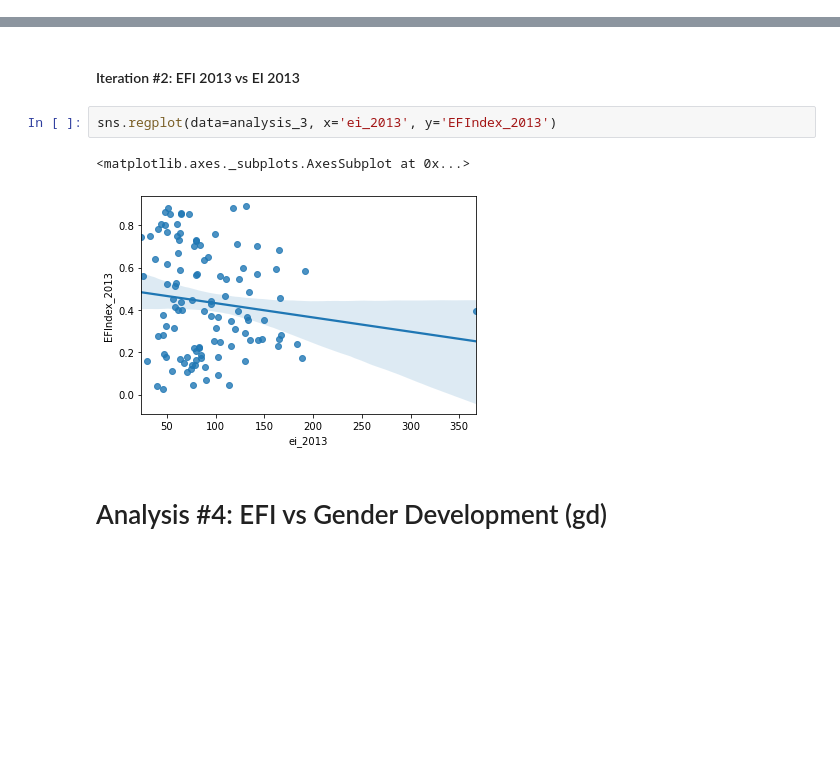
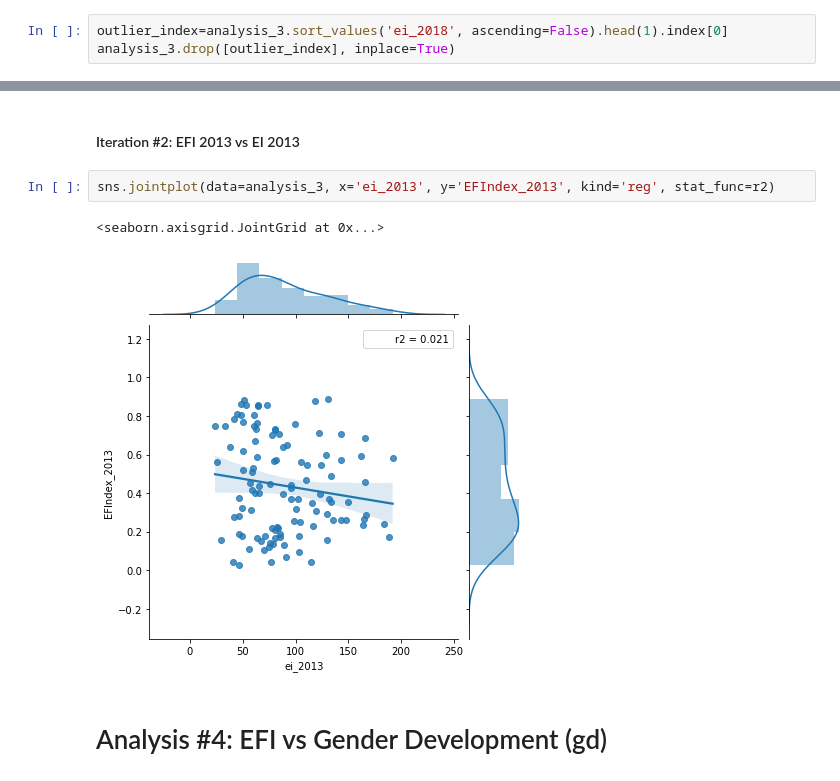
Before and after one commit to cxcollins/OMIS114_final, a Jupyter notebook: OMIS114 Final Notebook.ipynb, the cells around one changed output, grey strips where cells are left out. Saved outputs shown, nothing was run; the diff lists cells and outputs as text; blank space fills up the shorter version.

```diff
--- a/OMIS114 Final Notebook.ipynb
+++ b/OMIS114 Final Notebook.ipynb
@@ -455,0 +458,3 @@ sns.regplot(data=analysis_3, x='ei_2018', y='EFIndex_2013')
+# %%
+outlier_index=analysis_3.sort_values('ei_2018', ascending=False).head(1).index[0]
+analysis_3.drop([outlier_index], inplace=True)
@@ -456,10 +466,10 @@ sns.regplot(data=analysis_3, x='ei_2018', y='EFIndex_2013')
 # %% [markdown]
 #### Iteration #2: EFI 2013 vs EI 2013
 # %%
-sns.regplot(data=analysis_3, x='ei_2013', y='EFIndex_2013')
+sns.jointplot(data=analysis_3, x='ei_2013', y='EFIndex_2013', kind='reg', stat_func=r2)
 # %% [output]
-<matplotlib.axes._subplots.AxesSubplot at 0x...>
+<seaborn.axisgrid.JointGrid at 0x...>
-[figure, old version]
+[figure, new version]
 # %% [markdown]
 # Analysis #4: EFI vs Gender Development (gd)
 # %% [markdown]
```
Also changed, not shown: parts of 59 cells of this notebook, 1 other file.
